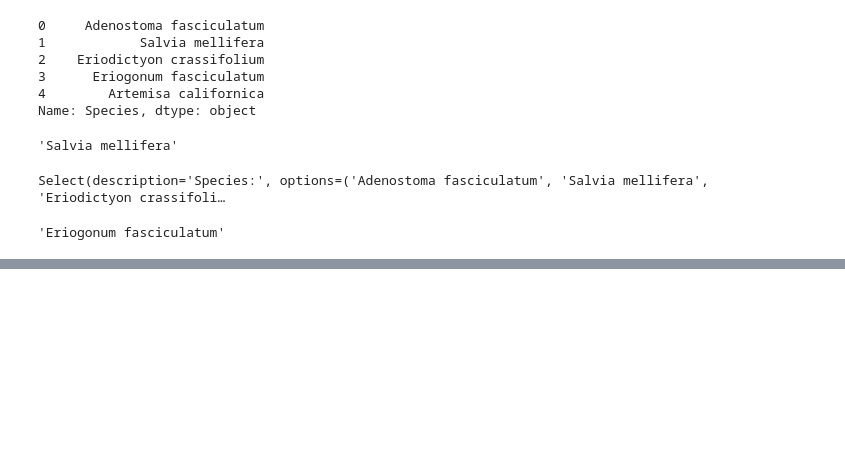
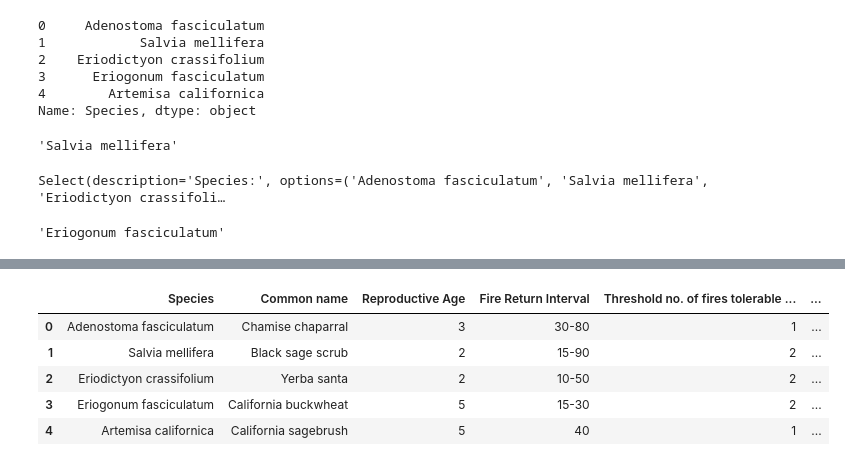
Before and after one commit to adhollander/postfire, a Jupyter notebook: Postfire_1.ipynb, the cells around one changed output, grey strips where cells are left out. Saved outputs shown, nothing was run; the diff lists cells and outputs as text; code cells hidden in the pictures; blank space fills up the shorter version.

```diff
--- a/Postfire_1.ipynb
+++ b/Postfire_1.ipynb
@@ -76,0 +89,10 @@ specchoice.value = "Salvia mellifera"
+# %%
+traits2b = pd.read_csv("./Traits_for_import_2b.csv", delimiter=",")
+traits2b
+# %% [output]
+|  | Species | Common name | Reproductive Age | Fire Return Interval | Threshold no. of fires tolerable ... | ... |
+| 0 | Adenostoma fasciculatum | Chamise chaparral | 3 | 30-80 | 1 | ... |
+| 1 | Salvia mellifera | Black sage scrub | 2 | 15-90 | 2 | ... |
+| 2 | Eriodictyon crassifolium | Yerba santa | 2 | 10-50 | 2 | ... |
+| 3 | Eriogonum fasciculatum | California buckwheat | 5 | 15-30 | 2 | ... |
+| 4 | Artemisa californica | California sagebrush | 5 | 40 | 1 | ... |
```
Also changed, not shown: parts of 4 cells of this notebook, 4 other files.
